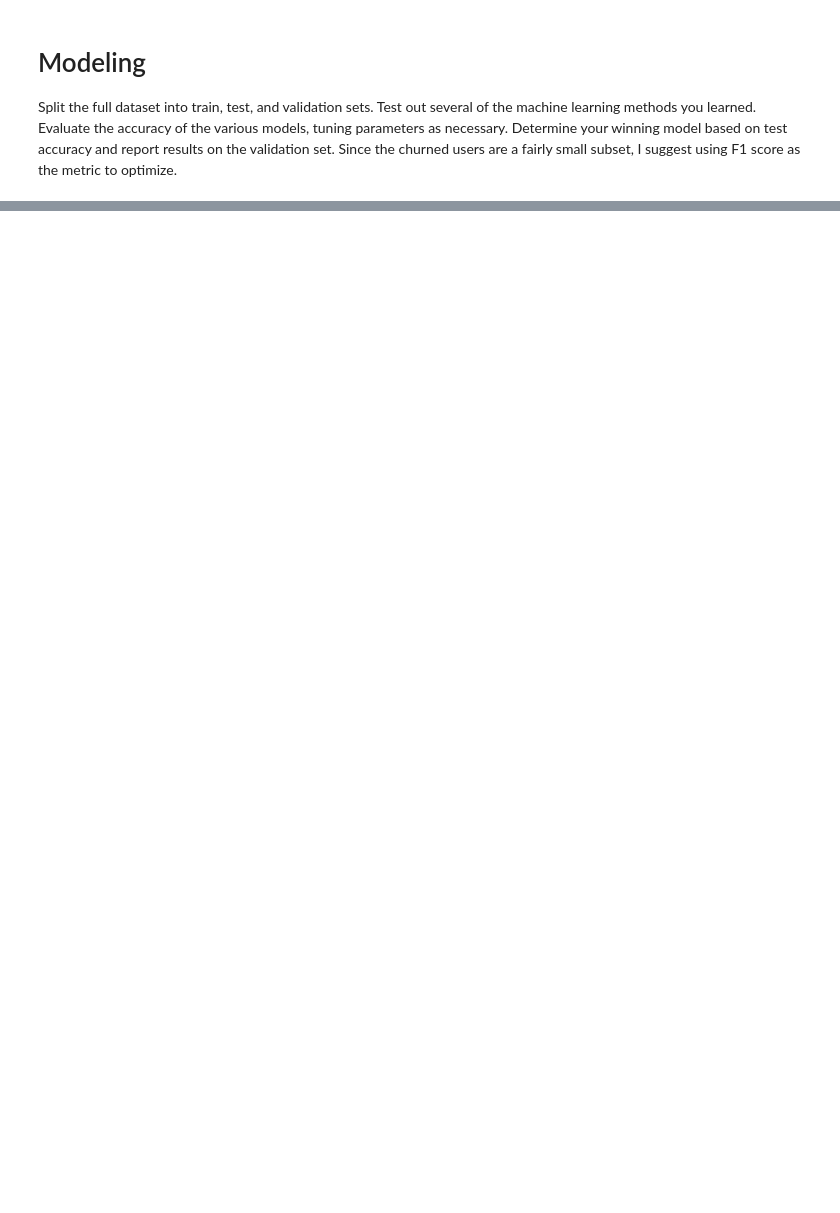
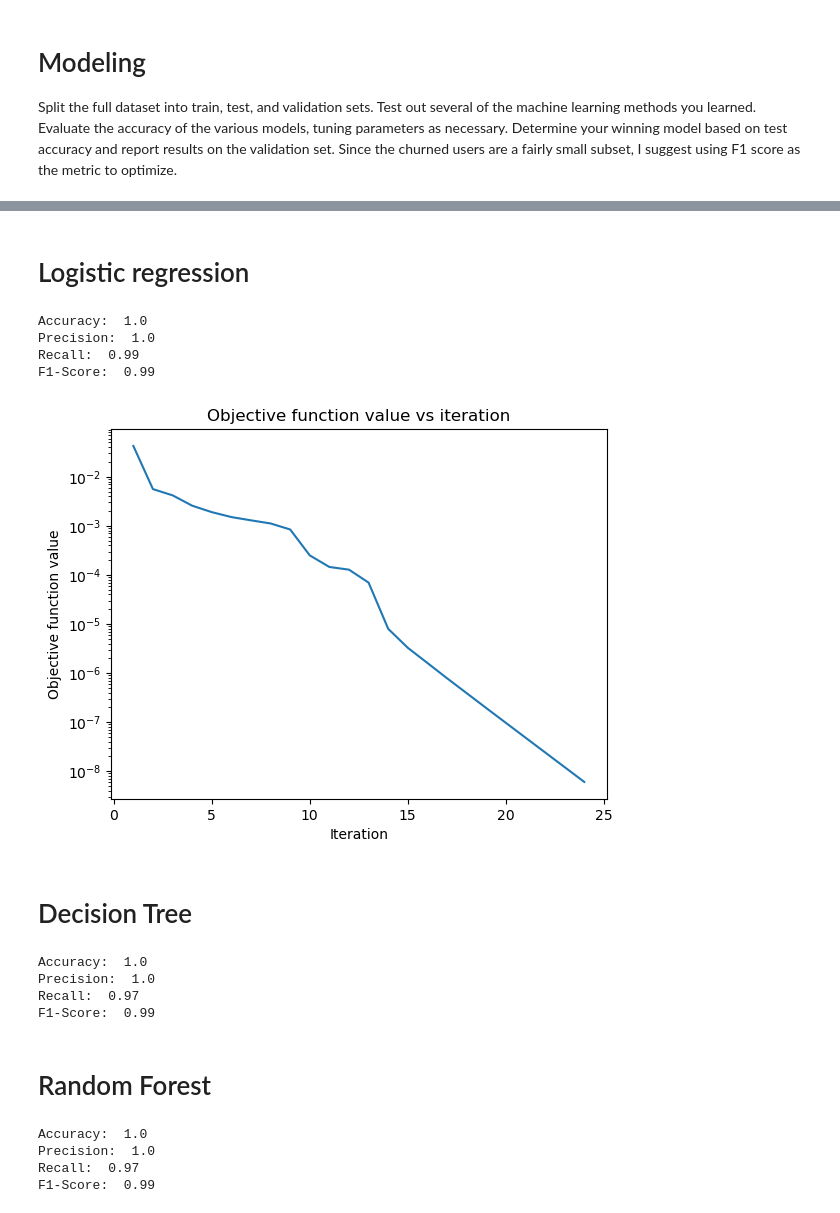
Before and after one commit to kwovadis/music_app_churn_analysis, a Jupyter notebook: notebook_sparkify_clean.ipynb, the cells around one changed output, grey strips where cells are left out. Cells and saved outputs as stored; diff of their text form; code cells hidden in the pictures; blank space fills up the shorter version.

Commit message:
v1 - finished workflow with logisticRegression, decisionTree & RandomForest ML methods implemented

```diff
--- a/notebook_sparkify_clean.ipynb
+++ b/notebook_sparkify_clean.ipynb
@@ -1070,0 +1150,13 @@ Clean up your code, adding comments and renaming variables to make the code easi
+# %%
+assembler = VectorAssembler(inputCols = [\
+    "male" , "level_paid" , "page_NextSong" , "page_Thumbs Up" , \
+        "page_Home" , "page_Add to Playlist" , "page_Roll Advert" , \
+            "page_Add Friend" , "page_Logout" , "page_Thumbs Down" , \
+                "page_Downgrade" , "page_Settings" , "page_Help" , \
+                    "page_Upgrade" , "page_About" , "page_Save Settings" , \
+                        "page_Error" , "page_Submit Upgrade" , \
+                            "page_Submit Downgrade" , "page_Cancel"
+                            ], outputCol='features')
+
+output = assembler.transform(data_features)
+output.show()
@@ -1070,0 +1181,3 @@ Clean up your code, adding comments and renaming variables to make the code easi
+# %%
+finalised_data = output.select('features', 'churnedEvent')
+finalised_data.show()
@@ -1070,0 +1202,42 @@ Clean up your code, adding comments and renaming variables to make the code easi
+# %%
+train, test, validation = finalised_data.randomSplit([0.6, 0.2, 0.2], seed=100)
+# %% [markdown]
+# Logistic regression
+# %%
+lr = LogisticRegression(labelCol="churnedEvent")
+lr_model = lr.fit(train)
+lr_prediction = lr_model.transform(test)
+get_metrics(lr_prediction)
+# %% [output]
+Accuracy:  1.0
+Precision:  1.0
+Recall:  0.99
+F1-Score:  0.99
+# %%
+plot_objective_history(lr_model)
+# %% [output]
+[figure, added]
+# %% [markdown]
+# Decision Tree
+# %%
+dt = DecisionTreeClassifier(labelCol="churnedEvent", featuresCol="features")
+dt_model = dt.fit(train)
+dt_prediction = dt_model.transform(test)
+get_metrics(dt_prediction)
+# %% [output]
+Accuracy:  1.0
+Precision:  1.0
+Recall:  0.97
+F1-Score:  0.99
+# %% [markdown]
+# Random Forest
+# %%
+rf = RandomForestClassifier(labelCol="churnedEvent", featuresCol="features")
+rf_model = rf.fit(train)
+rf_prediction = rf_model.transform(test)
+get_metrics(rf_prediction)
+# %% [output]
+Accuracy:  1.0
+Precision:  1.0
+Recall:  0.97
+F1-Score:  0.99
```
Also changed, not shown: parts of 20 cells of this notebook.
